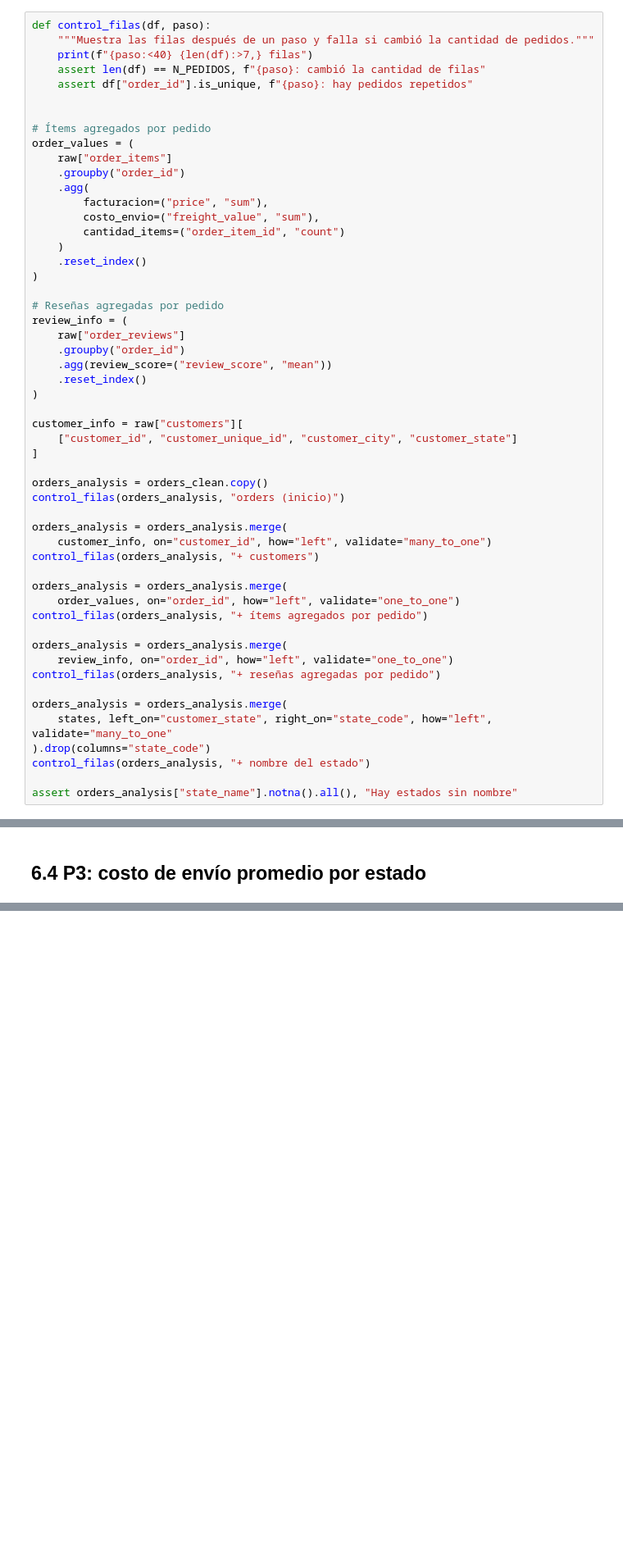
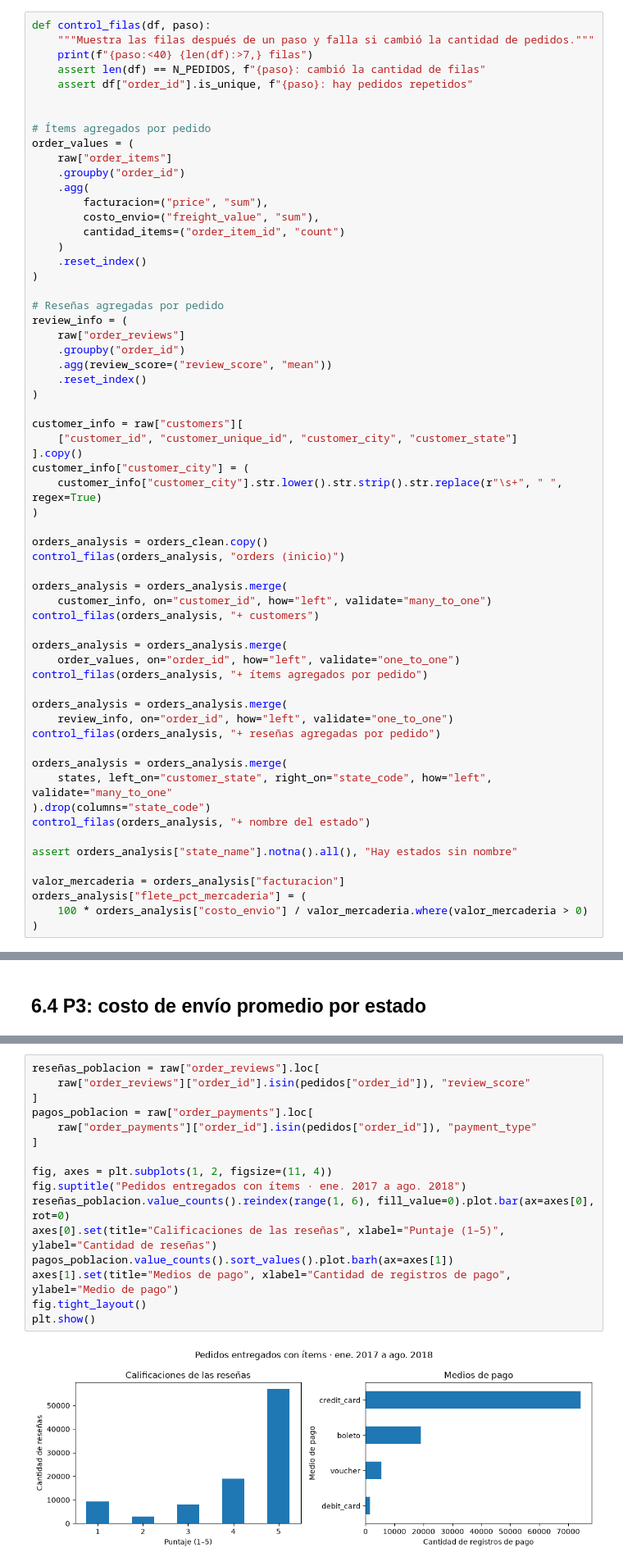
Before and after one commit to mguedez/brazilian-E-commerce, a Jupyter notebook: brazilian_e_commerce.ipynb, the cells around one changed output, grey strips where cells are left out. Shown at 82% size. Cells and saved outputs as stored; diff of their text form; blank space fills up the shorter version.

```diff
--- a/brazilian_e_commerce.ipynb
+++ b/brazilian_e_commerce.ipynb
@@ -764,7 +771,10 @@ review_info = (
 
 customer_info = raw["customers"][
     ["customer_id", "customer_unique_id", "customer_city", "customer_state"]
-]
+].copy()
+customer_info["customer_city"] = (
+    customer_info["customer_city"].str.lower().str.strip().str.replace(r"\s+", " ", regex=True)
+)
 
 orders_analysis = orders_clean.copy()
 control_filas(orders_analysis, "orders (inicio)")
@@ -787,6 +797,11 @@ orders_analysis = orders_analysis.merge(
 control_filas(orders_analysis, "+ nombre del estado")
 
 assert orders_analysis["state_name"].notna().all(), "Hay estados sin nombre"
+
+valor_mercaderia = orders_analysis["facturacion"]
+orders_analysis["flete_pct_mercaderia"] = (
+    100 * orders_analysis["costo_envio"] / valor_mercaderia.where(valor_mercaderia > 0)
+)
 # %% [output]
 orders (inicio)                           99,441 filas
 + customers                               99,441 filas
@@ -1070,0 +1090,18 @@ plt.show()
+# %%
+reseñas_poblacion = raw["order_reviews"].loc[
+    raw["order_reviews"]["order_id"].isin(pedidos["order_id"]), "review_score"
+]
+pagos_poblacion = raw["order_payments"].loc[
+    raw["order_payments"]["order_id"].isin(pedidos["order_id"]), "payment_type"
+]
+
+fig, axes = plt.subplots(1, 2, figsize=(11, 4))
+fig.suptitle("Pedidos entregados con ítems · ene. 2017 a ago. 2018")
+reseñas_poblacion.value_counts().reindex(range(1, 6), fill_value=0).plot.bar(ax=axes[0], rot=0)
+axes[0].set(title="Calificaciones de las reseñas", xlabel="Puntaje (1–5)", ylabel="Cantidad de reseñas")
+pagos_poblacion.value_counts().sort_values().plot.barh(ax=axes[1])
+axes[1].set(title="Medios de pago", xlabel="Cantidad de registros de pago", ylabel="Medio de pago")
+fig.tight_layout()
+plt.show()
+# %% [output]
+[figure, added]
```
Also changed, not shown: parts of 11 cells of this notebook.
